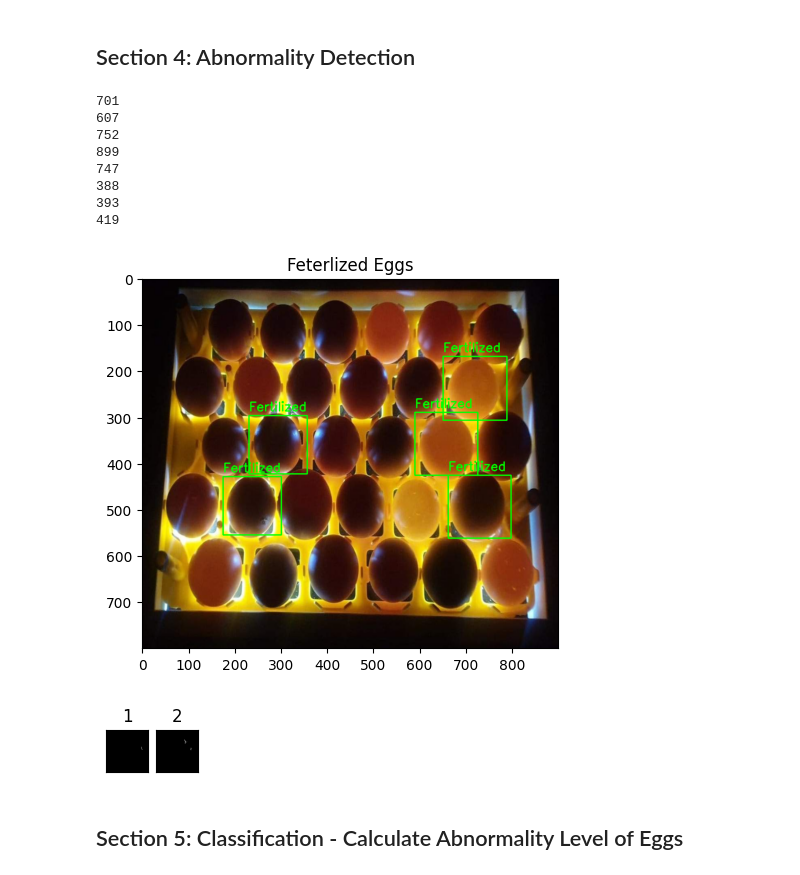
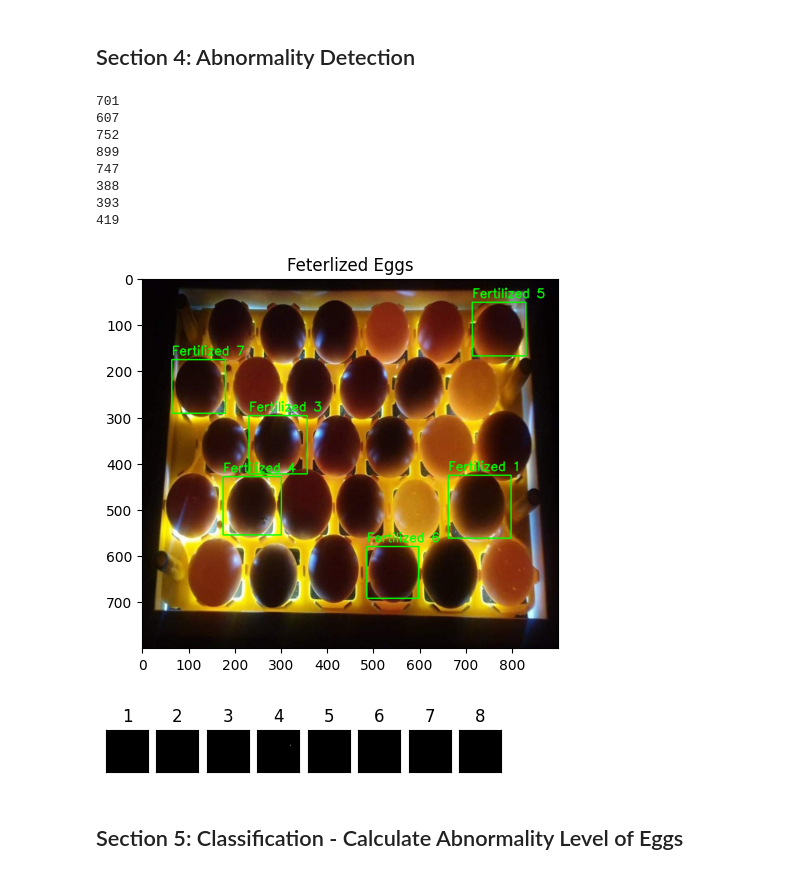
Before and after one commit to princematumane/Project, a Jupyter notebook: cracked-egg-detection-master/cracked-egg-detection-master/cracked-egg-detection.ipynb, the cells around one changed output. Drawn from its saved outputs; the diff is of its cells as text; code cells hidden in the pictures.

```diff
--- a/cracked-egg-detection-master/cracked-egg-detection-master/cracked-egg-detection.ipynb
+++ b/cracked-egg-detection-master/cracked-egg-detection-master/cracked-egg-detection.ipynb
@@ -135,6 +156,15 @@ def analyze_egg(single_egg):
     fertilization_threshold = 600
     is_fertilized = num_blood_vessels >= fertilization_threshold
 
+      # Get the average brightness of the egg.
+    avg_brightness = np.mean(egg_img)
+
+    # If the average brightness is greater than a certain threshold, then the egg is fertilized.
+    if avg_brightness > 35:
+        is_fertilized = False
+    else:
+        is_fertilized = True
+
     return is_fertilized
 
 def abnormal(egg, style):
@@ -149,37 +179,37 @@ def abnormal(egg, style):
 egg_abnormals = []
 eggs_fertilized = []
 img_output = img_resized_rgb.copy()
-for egg_img, egg_mask, egg_coord in zip(eggs_cropped, egg_masks, egg_coords):
+for index, (egg_img, egg_mask, egg_coord) in enumerate(zip(eggs_cropped, egg_masks, egg_coords)):
     x, y, w, h = egg_coord
     egg_status = analyze_egg(egg_img)
     eggs_fertilized.append(egg_status)
     if egg_status:
         cv2.rectangle(img_output, (x,y),(x+w,y+h), (0,255,0), 2)
-        cv2.putText(img_output,'Fertilized', (x,y-10), cv2.FONT_HERSHEY_SIMPLEX,0.9,(0,255,0),2)
+        cv2.putText(img_output,f'Fertilized {index}', (x,y-10), cv2.FONT_HERSHEY_SIMPLEX,0.9,(0,255,0),2)
 
     # use either canny edge or adaptive threshold method to detect abnormalities
     egg_abn = abnormal(egg_img, 1)
 
     # change egg to foreground
     egg_mask = cv2.bitwise_not(egg_mask)
     # erode egg mask to cover egg region only
     egg_mask = cv2.erode(egg_mask, cv2.getStructuringElement(cv2.MORPH_RECT, (5,5)), iterations=9)
     # remove outline
     egg_abn = cv2.bitwise_and(egg_abn, egg_mask)
 
     egg_abnormals.append(egg_abn)
 
 plt.figure('Feterlized Eggs')
 plt.title('Feterlized Eggs')
 plt.imshow(img_output)
 plt.show()
 # %% [output]
 701
 607
 752
 899
 747
 388
 393
 419
-[figure, old version]
+[figure, new version]
@@ -189,7 +255,7 @@ plt.show()
 plot30(egg_abnormals, 'abnormality eggs')
 plt.show()
 # %% [output]
-[figure, old version]
+[figure, new version]
 # %% [markdown]
 ## Section 5: Classification - Calculate Abnormality Level of Eggs
 # %%
```
Also changed, not shown: parts of 6 cells of this notebook, 13 other files.
